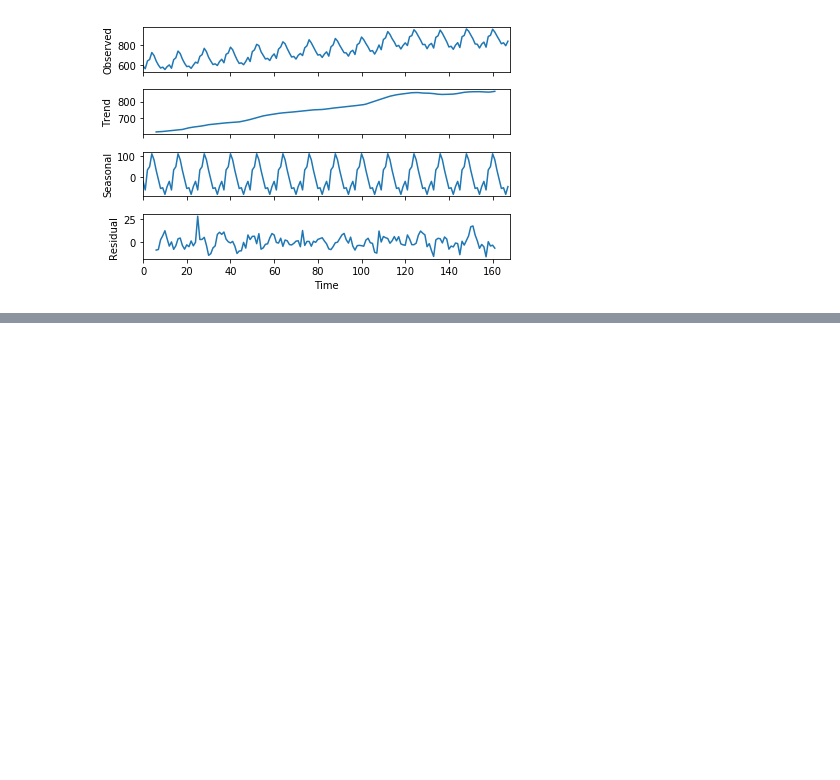
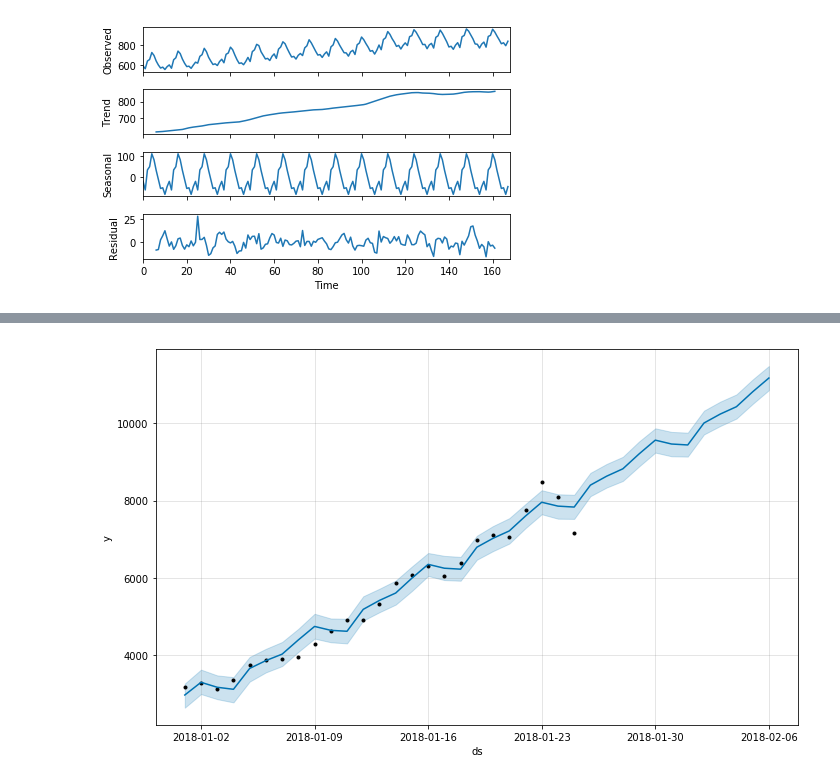
Before and after one commit to ropinotex/forecasting, a Jupyter notebook: Forecasting.ipynb, the cells around one changed output, grey strips where cells are left out. Drawn from its saved outputs; the diff is of its cells as text; code cells hidden in the pictures; blank space fills up the shorter version.

```diff
--- a/Forecasting.ipynb
+++ b/Forecasting.ipynb
@@ -619,0 +682,7 @@ seasonal_decompose(ts3, freq=12, model='additive').plot()
+# %%
+date_rng = pd.date_range(start='1/1/2018', periods=len(ts), freq='D')
+values = []
+for d, v in zip(date_rng, ts):
+    values.append([d.date(), v])
+
+df = pd.DataFrame(data=values, columns=['ds', 'y'])
@@ -619,0 +709,3 @@ seasonal_decompose(ts3, freq=12, model='additive').plot()
+# %%
+m = Prophet()
+m.fit(df)
@@ -619,0 +717,3 @@ seasonal_decompose(ts3, freq=12, model='additive').plot()
+# %%
+future = m.make_future_dataframe(periods=12)
+future.tail()
@@ -619,0 +727,6 @@ seasonal_decompose(ts3, freq=12, model='additive').plot()
+# %%
+forecast = m.predict(future)
+# %%
+m.plot(forecast)
+# %% [output]
+[figure, added]
```
Also changed, not shown: parts of 23 cells of this notebook, 1 other file.
